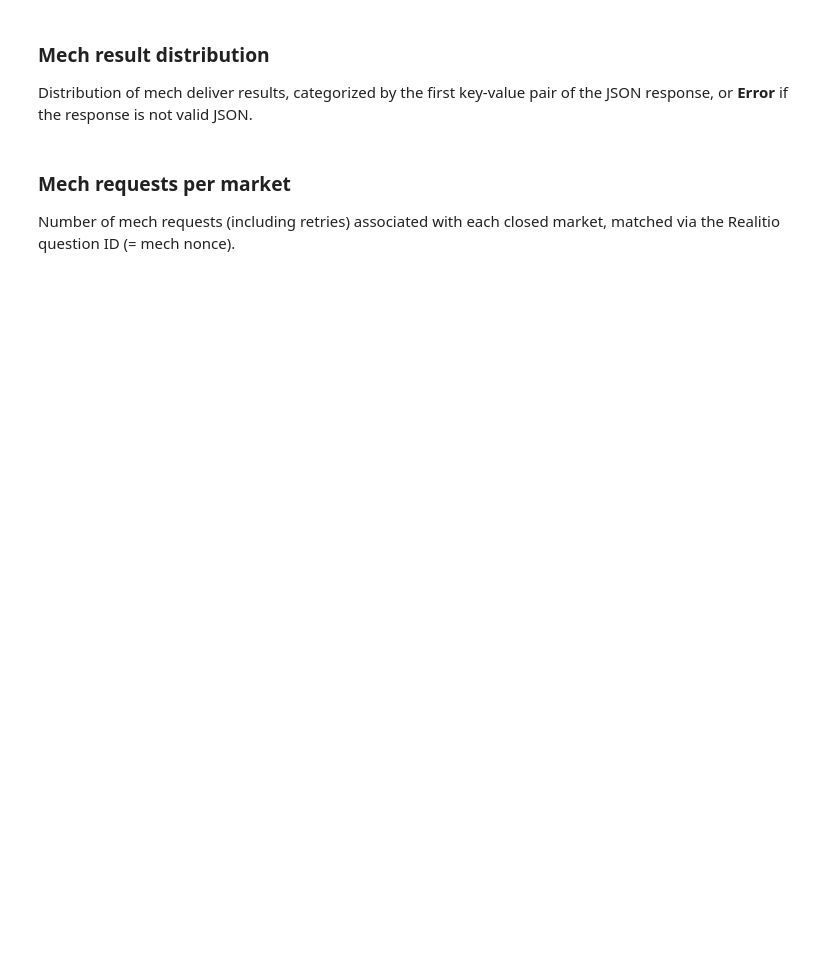
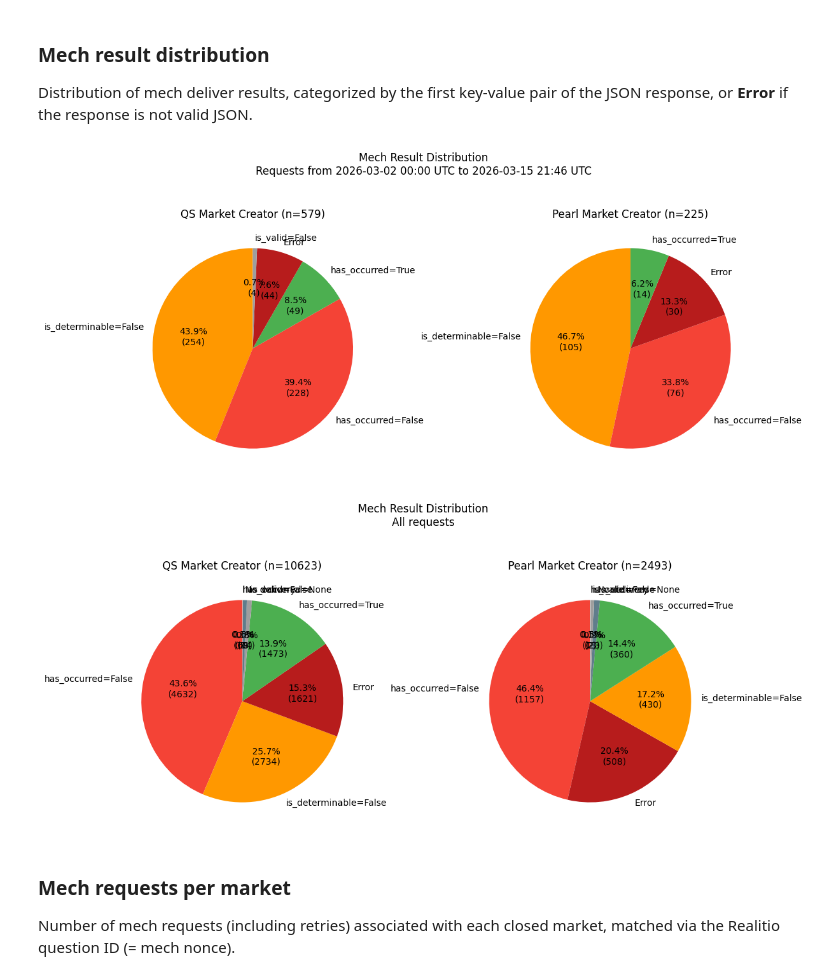
Before and after one commit to valory-xyz/market-creator, a Jupyter notebook: notebooks/market_creator_activity.ipynb, the cells around one changed output. Drawn from its saved outputs; the diff is of its cells as text; code cells hidden in the pictures; blank space fills up the shorter version.

```diff
--- a/notebooks/market_creator_activity.ipynb
+++ b/notebooks/market_creator_activity.ipynb
@@ -642,7 +794,7 @@ for key in MARKET_CREATORS:
 
 Distribution of mech deliver results, categorized by the first key-value pair of the JSON response, or **Error** if the response is not valid JSON.
 # %%
-RESULT_COLORS = {
+MECH_DELIVER_COLORS = {
     "has_occurred=True": "#4CAF50",
     "has_occurred=False": "#F44336",
     "has_occurred=None": "#BDBDBD",
@@ -667,36 +819,39 @@ def _plot_mech_result_distribution(df_mc, creators_config, subtitle, cutoff_ts=N
     n_creators = len(mech_dist)
     fig, axes = plt.subplots(1, max(n_creators, 1), figsize=(6 * max(n_creators, 1), 5))
     if n_creators == 1:
         axes = [axes]
 
     for ax, (name, counts) in zip(axes, mech_dist.items()):
         if not counts:
             ax.set_title(f"{name}\n(no requests)")
             ax.axis("off")
             continue
         labels = list(counts.keys())
         values = list(counts.values())
-        colors = [RESULT_COLORS.get(l, "#607D8B") for l in labels]
+        colors = [MECH_DELIVER_COLORS.get(l, "#607D8B") for l in labels]
         total = sum(values)
         ax.pie(
             values, labels=labels, colors=colors,
             autopct=lambda pct, t=total: f"{pct:.1f}%\n({int(round(pct * t / 100))})",
             startangle=90, textprops={"fontsize": 10},
         )
-        ax.set_title(f"{name}\n(n={total})", fontsize=12, fontweight="bold")
+        ax.set_title(f"{name} (n={total})")
 
-    fig.suptitle(f"Mech Result Distribution\n{subtitle}", fontsize=14, fontweight="bold", y=1.04)
+    fig.suptitle(f"Mech Result Distribution\n{subtitle}", y=1.04)
     plt.tight_layout()
     plt.show()
 
 
 cutoff_ts = int((now_utc - timedelta(days=STATS_PERIOD_DAYS)).timestamp())
 
 # Study period
 _plot_mech_result_distribution(df_mech, MARKET_CREATORS, f"Requests {_period_label}", cutoff_ts=cutoff_ts)
 
 # Overall
 _plot_mech_result_distribution(df_mech, MARKET_CREATORS, "All requests")
+# %% [output]
+[figure, added]
+[figure, added]
 # %% [markdown]
 ### Mech requests per market
 
```
Also changed, not shown: parts of 18 cells of this notebook.
